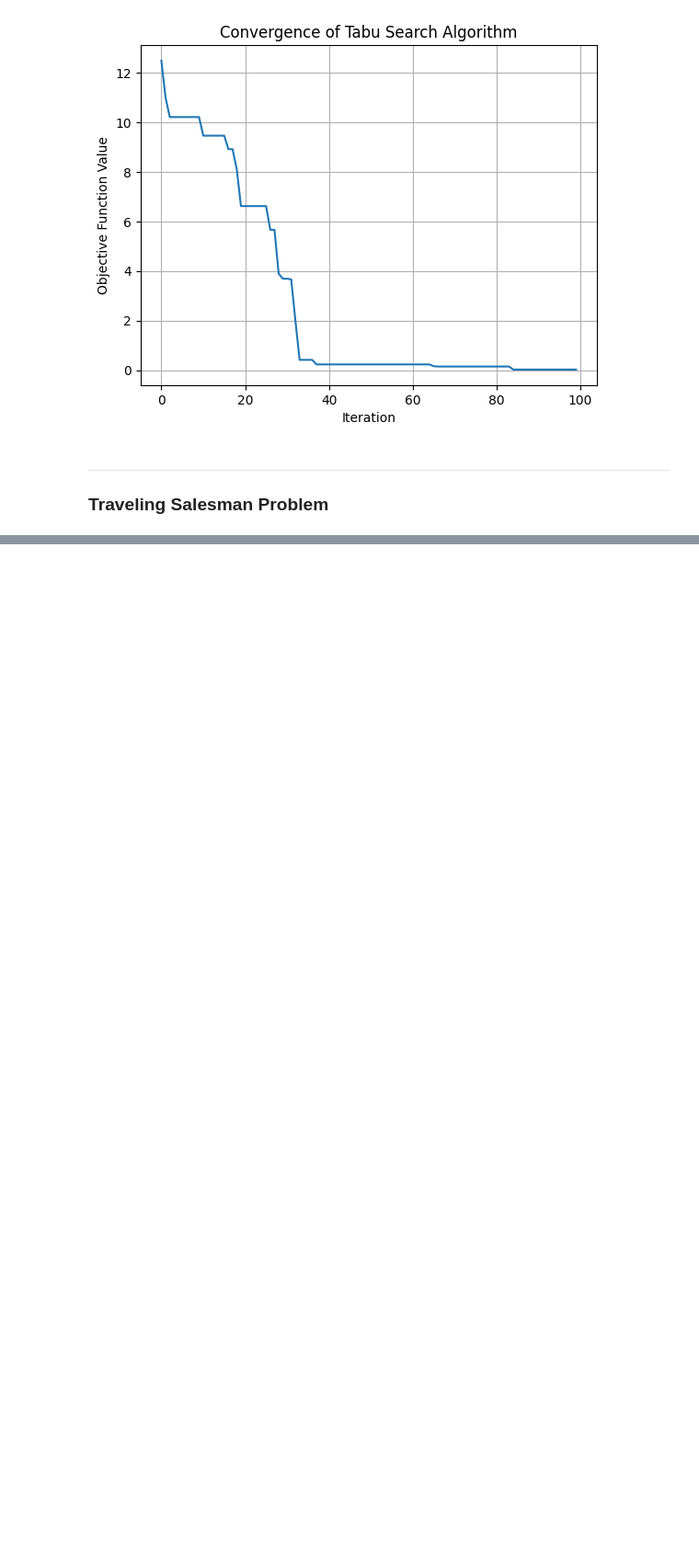
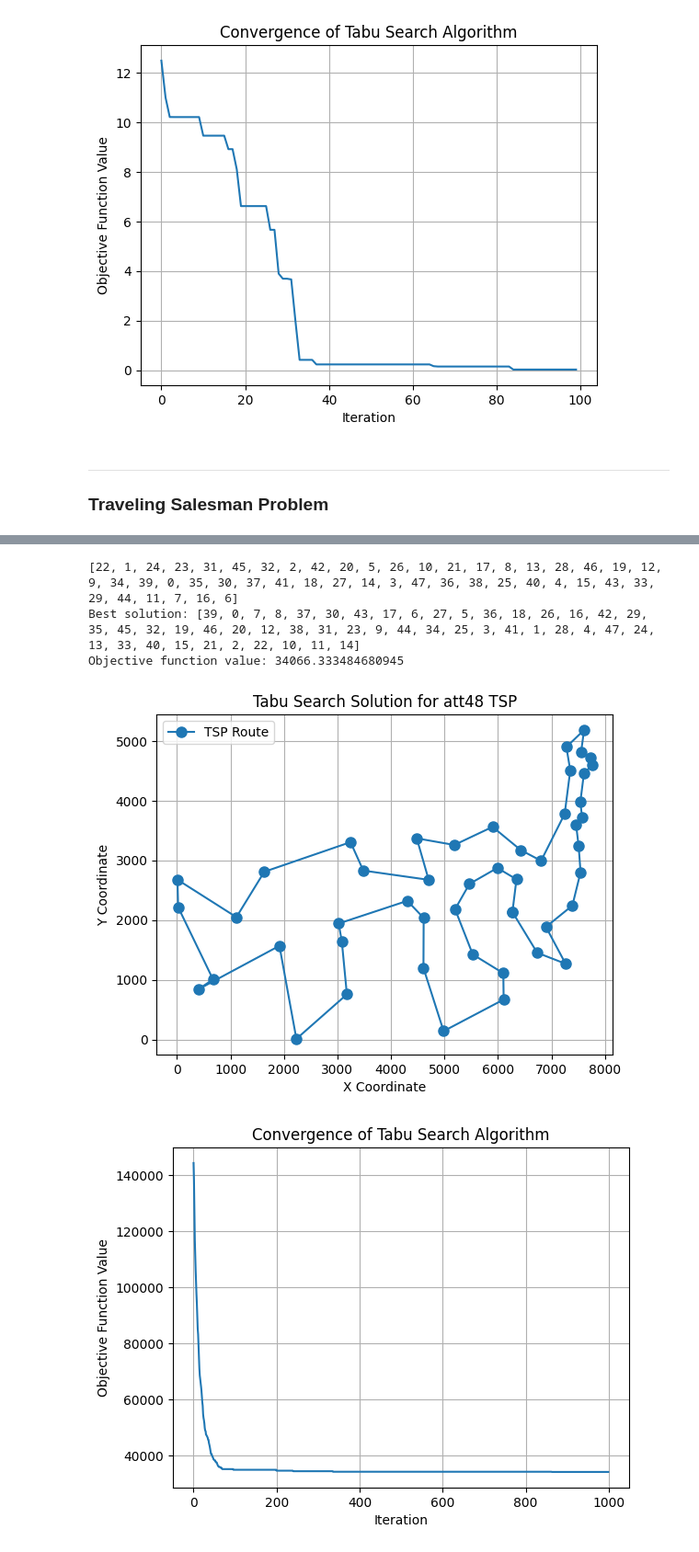
Before and after one commit to anmpahwa/CE5972, a Jupyter notebook: book/content/lecture_30.ipynb, the cells around one changed output, grey strips where cells are left out. Shown at 92% size. Drawn from its saved outputs; the diff is of its cells as text; code cells hidden in the pictures; blank space fills up the shorter version.

```diff
--- a/book/content/lecture_30.ipynb
+++ b/book/content/lecture_30.ipynb
@@ -239,0 +170,72 @@ Objective function value: 10906
+# %%
+import random
+import matplotlib.pyplot as plt
+
+# Nodes
+C = [0, 1, 2, 3, 4, 5, 6, 7, 8, 9, 10, 11, 12, 13, 14, 15, 16, 17, 18, 19, 20, 21, 22, 23, 24, 25, 26, 27, 28, 29, 30, 31, 32, 33, 34, 35, 36, 37, 38, 39, 40, 41, 42, 43, 44, 45, 46, 47]
+X = [6734,	2233,	5530,	401,	3082,	7608,	7573,	7265,	6898,	1112,	5468,	5989,	4706,	4612,	6347,	6107,	7611,	7462,	7732,	5900,	4483,	6101,	5199,	1633,	4307,	675,	7555,	7541,	3177,	7352,	7545,	3245,	6426,	4608,	23,	7248,	7762,	7392,	3484,	6271,	4985,	1916,	7280,	7509,	10,	6807,	5185,	3023]
+Y = [1453, 10, 1424, 841, 1644, 4458, 3716, 1268, 1885, 2049, 2606, 2873, 2674, 2035, 2683, 669, 5184, 3590, 4723, 3561, 3369, 1110, 2182, 2809, 2322, 1006, 4819, 3981, 756, 4506, 2801, 3305, 3173, 1198, 2216, 3779, 4595, 2244, 2829, 2135, 140, 1569, 4899, 3239, 2676, 2993, 3258, 1942]
+
+A = np.zeros((48, 48))
+for i in range(48):
+    for j in range(48):
+        A[i][j] = np.sqrt((X[i] - X[j])**2 + (Y[i] - Y[j])**2)
+
+# Arcs
+
+# Compute total route cost
+def f(s):
+    c = A[s[-1]][s[0]]
+
+    for i in range(len(s)-1):
+      c += A[s[i]][s[i+1]]
+
+    return c
+
+# Generate 2-opt neighborhood
+def N(s):
+    """Performs a 2-opt swap by reversing the path segment between indices i and j."""
+    i, j = sorted(random.sample(range(len(C)), 2))
+    s    = s[:i] + s[i:j+1][::-1] + s[j+1:]
+    return s
+
+s_o = random.sample(C, len(C))
+print(s_o)
+S   = ts(s_o, N, 100, 75, 0.1, 1000, 1e-5)
+s_b = S[-1]
+F   = [f(s) for s in S]
+
+s = s_b
+x = [X[c] for c in s]
+y = [Y[c] for c in s]
+x.append(X[s[0]])
+y.append(Y[s[0]])
+
+# Report outcome
+print("Best solution:", s_b)
+print("Objective function value:", f(s_b))
+
+# TSP
+plt.figure()
+plt.plot(x, y, 'o-', markersize=8, label="TSP Route")
+plt.title("Tabu Search Solution for att48 TSP")
+plt.xlabel("X Coordinate")
+plt.ylabel("Y Coordinate")
+plt.legend()
+plt.grid()
+plt.show()
+
+# Convergence plot
+fig = plt.figure()
+plt.plot(F)
+plt.xlabel("Iteration")
+plt.ylabel("Objective Function Value")
+plt.title("Convergence of Tabu Search Algorithm")
+plt.grid()
+plt.show()
+# %% [output]
+[22, 1, 24, 23, 31, 45, 32, 2, 42, 20, 5, 26, 10, 21, 17, 8, 13, 28, 46, 19, 12, 9, 34, 39, 0, 35, 30, 37, 41, 18, 27, 14, 3, 47, 36, 38, 25, 40, 4, 15, 43, 33, 29, 44, 11, 7, 16, 6]
+Best solution: [39, 0, 7, 8, 37, 30, 43, 17, 6, 27, 5, 36, 18, 26, 16, 42, 29, 35, 45, 32, 19, 46, 20, 12, 38, 31, 23, 9, 44, 34, 25, 3, 41, 1, 28, 4, 47, 24, 13, 33, 40, 15, 21, 2, 22, 10, 11, 14]
+Objective function value: 34066.333484680945
+[figure, added]
+[figure, added]
```
Also changed, not shown: parts of 1 cell of this notebook.
